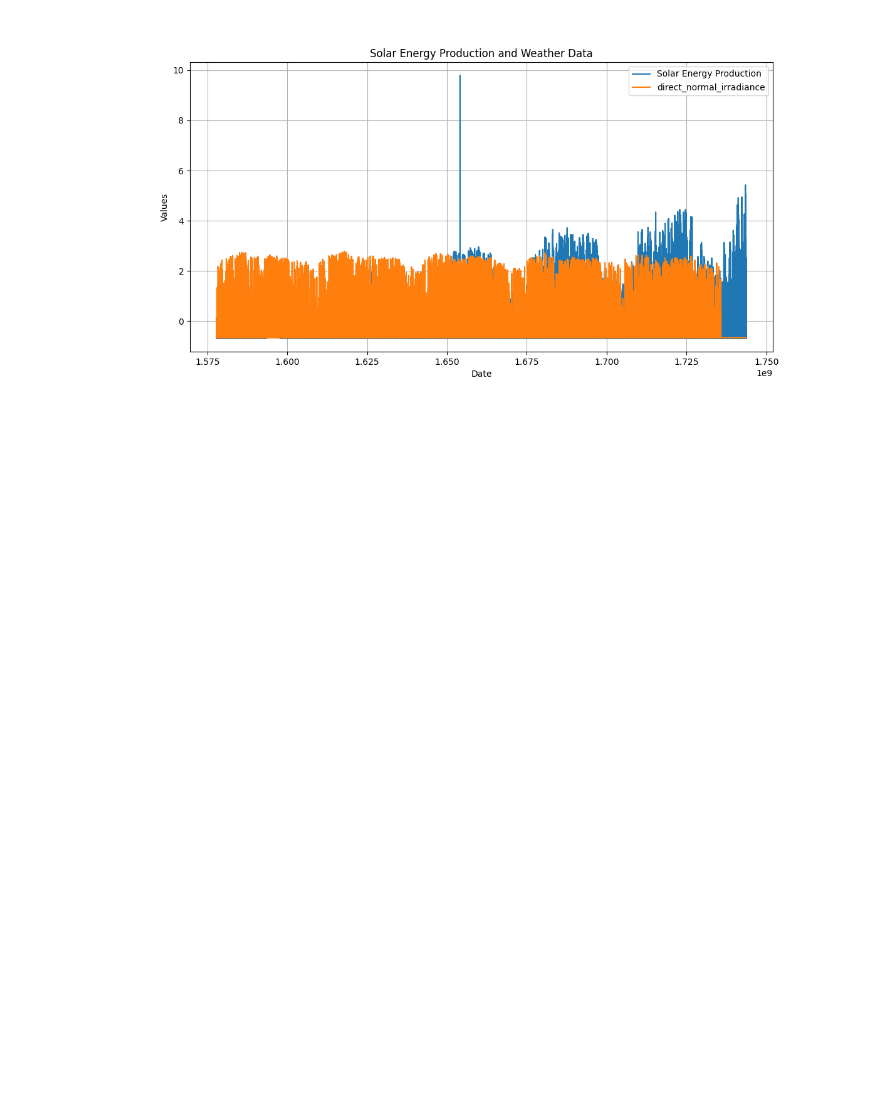
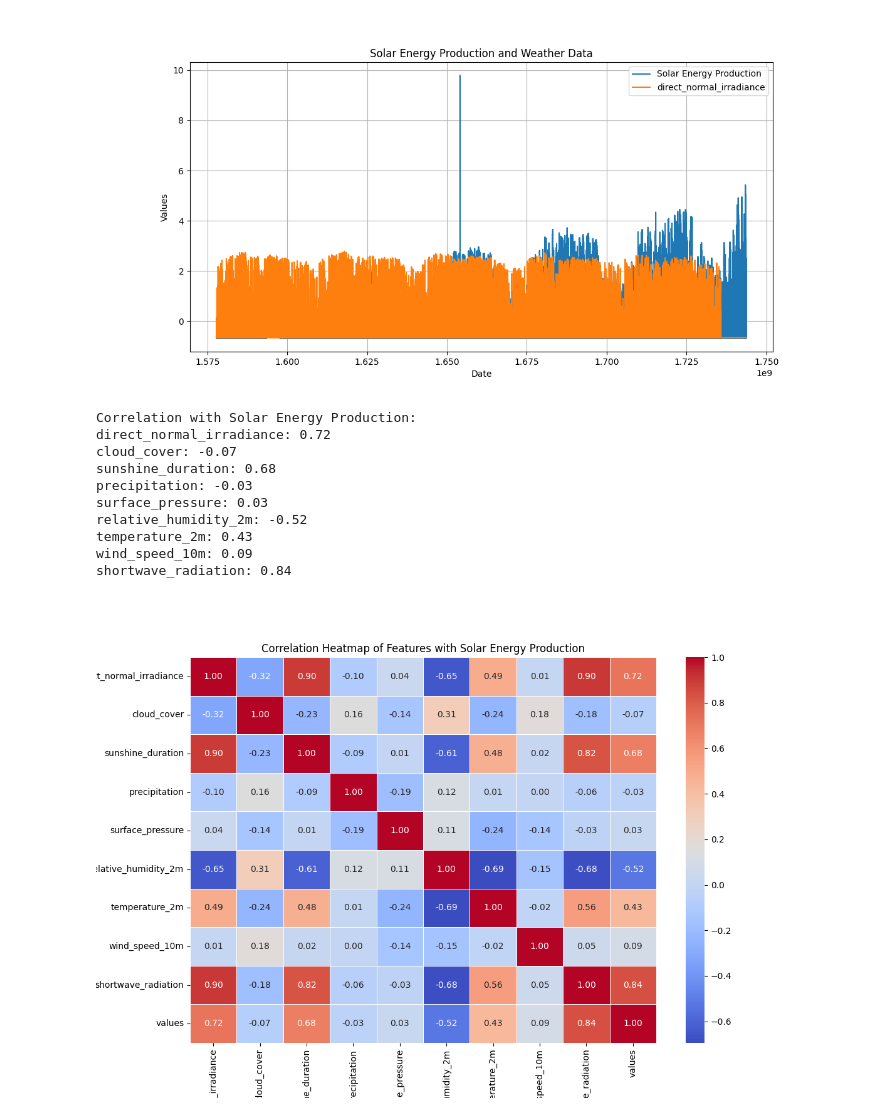
Before and after one commit to samir-adh/solar-energy-prediction, a Jupyter notebook: notebooks/plot_solar_data.ipynb, the cells around one changed output. Drawn from its saved outputs; the diff is of its cells as text; code cells hidden in the pictures; blank space fills up the shorter version.

Commit message:
plotted features and targets correlation

```diff
--- a/notebooks/plot_solar_data.ipynb
+++ b/notebooks/plot_solar_data.ipynb
@@ -62,3 +62,35 @@ Index(['datetime', 'timestamp', 'station', 'station_name',
        'temperature_2m', 'wind_speed_10m', 'shortwave_radiation'],
       dtype='object')
 [figure]
+# %%
+normalized_data.columns
+features = [ 'direct_normal_irradiance', 'cloud_cover',
+       'sunshine_duration', 'precipitation', 'surface_pressure',
+       'relative_humidity_2m', 'temperature_2m', 'wind_speed_10m',
+       'shortwave_radiation']
+
+corr = {}
+for feature in features:
+    corr[feature] = normalized_data['values'].corr(normalized_data[feature])
+print("Correlation with Solar Energy Production:")
+for feature, correlation in corr.items():
+    print(f"{feature}: {correlation:.2f}")
+
+import seaborn as sns
+plt.figure(figsize=(12, 8))
+sns.heatmap(normalized_data[features + ['values']].corr(), annot=True,
+            cmap='coolwarm', fmt='.2f', linewidths=0.5)
+plt.title('Correlation Heatmap of Features with Solar Energy Production')
+plt.show()
+# %% [output]
+Correlation with Solar Energy Production:
+direct_normal_irradiance: 0.72
+cloud_cover: -0.07
+sunshine_duration: 0.68
+precipitation: -0.03
+surface_pressure: 0.03
+relative_humidity_2m: -0.52
+temperature_2m: 0.43
+wind_speed_10m: 0.09
+shortwave_radiation: 0.84
+[figure, added]
```
Also changed, not shown: 1 other file.
